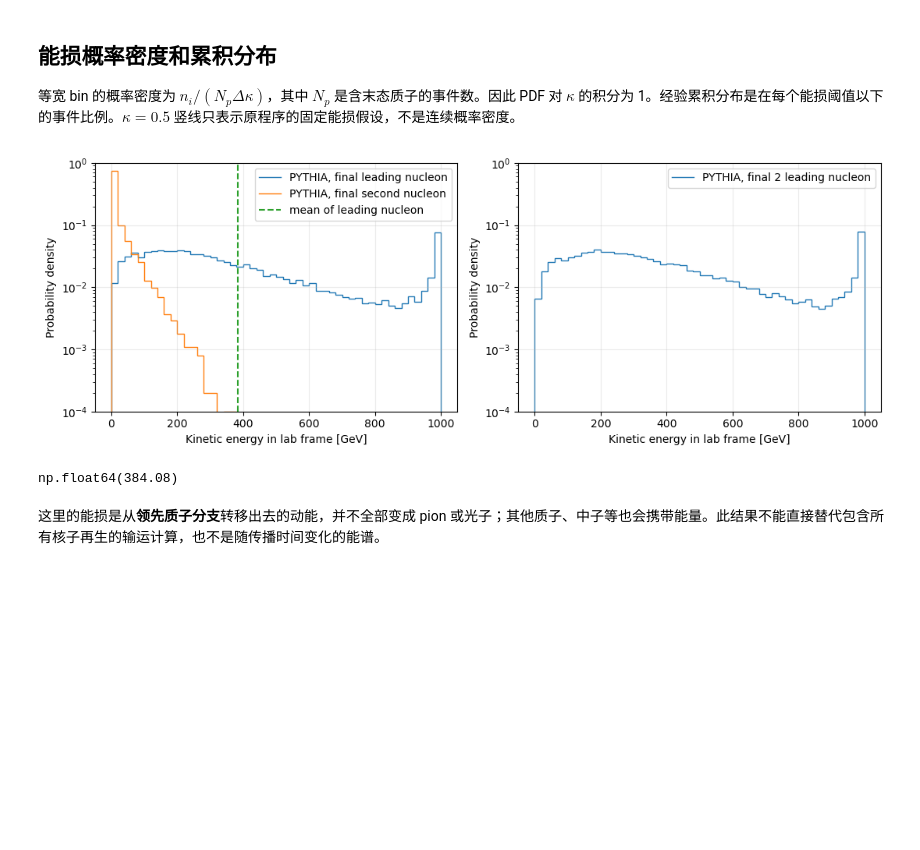
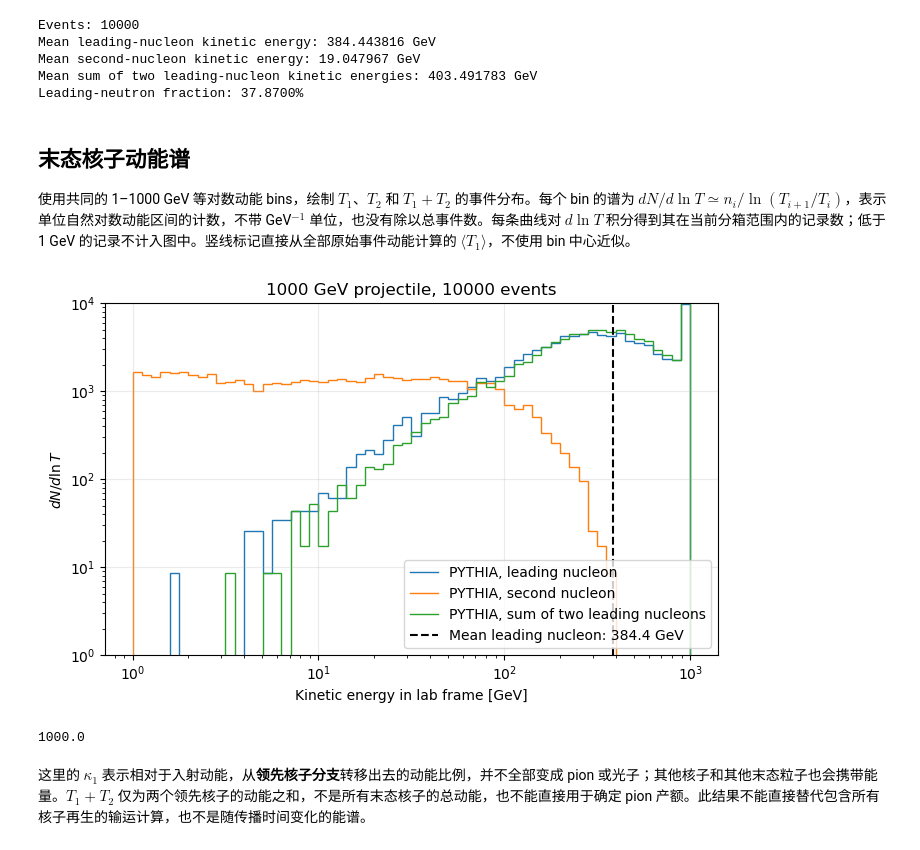
Before and after one commit to Chao-Ming-Li/CR_transport, a Jupyter notebook: Monte_Carlo/external/pp_fixed_target_analysis.ipynb, the cells around one changed output. Cells and saved outputs as stored; diff of their text form; code cells hidden in the pictures; blank space fills up the shorter version.

```diff
--- a/Monte_Carlo/external/pp_fixed_target_analysis.ipynb
+++ b/Monte_Carlo/external/pp_fixed_target_analysis.ipynb
@@ -39,44 +48,54 @@ print(np.max(T_p1), np.min(T_p1))
+# %%
+mean_nucleon1 = np.mean(T_nucleon1)
+mean_nucleon2 = np.mean(T_nucleon2)
+mean_two_nucleons = np.mean(T_two_nucleons)
+kappa_nucleon1 = 1.0 - T_nucleon1 / T_beam
+
+print(f'Events: {N_events}')
+print(f'Mean leading-nucleon kinetic energy: {mean_nucleon1:.6f} GeV')
+print(f'Mean second-nucleon kinetic energy: {mean_nucleon2:.6f} GeV')
+print(f'Mean sum of two leading-nucleon kinetic energies: {mean_two_nucleons:.6f} GeV')
+print(f'Leading-neutron fraction: {np.mean(nucleon1_pdg == 2112):.4%}')
+# %% [output]
+Events: 10000
+Mean leading-nucleon kinetic energy: 384.443816 GeV
+Mean second-nucleon kinetic energy: 19.047967 GeV
+Mean sum of two leading-nucleon kinetic energies: 403.491783 GeV
+Leading-neutron fraction: 37.8700%
 # %% [markdown]
-## 能损概率密度和累积分布
+## 末态核子动能谱
 
-等宽 bin 的概率密度为 $n_i/(N_p\Delta\kappa)$，其中 $N_p$ 是含末态质子的事件数。因此 PDF 对 $\kappa$ 的积分为 1。经验累积分布是在每个能损阈值以下的事件比例。$\kappa=0.5$ 竖线只表示原程序的固定能损假设，不是连续概率密度。
+使用共同的 1–1000 GeV 等对数动能 bins，绘制 $T_1$、$T_2$ 和 $T_1+T_2$ 的事件分布。每个 bin 的谱为 $dN/d\ln T\simeq n_i/\ln(T_{i+1}/T_i)$，表示单位自然对数动能区间的计数，不带 GeV$^{-1}$ 单位，也没有除以总事件数。每条曲线对 $d\ln T$ 积分得到其在当前分箱范围内的记录数；低于 1 GeV 的记录不计入图中。竖线标记直接从全部原始事件动能计算的 $\langle T_1\rangle$，不使用 bin 中心近似。
 # %%
-bins = np.linspace(0.0, 1000.0, 51)
+bins = np.logspace(0.0, 3, 61)
 
-counts_p1, edges_p1 = np.histogram(T_p1, bins=bins)
-counts_p2, edges_p2 = np.histogram(T_p2, bins=bins)
-counts_lead, edges_lead = np.histogram(T_leading, bins=bins)
-
-bin_width = edges[1:] - edges[:-1]
-centers = 0.5 * (edges[1:] + edges[:-1])
-
-mean_p1 = np.sum(counts_p1*centers)/10000
+counts_nucleon1, edges = np.histogram(T_nucleon1, bins=bins)
+counts_nucleon2, edges = np.histogram(T_nucleon2, bins=bins)
+counts_two_nucleons, edges = np.histogram(T_two_nucleons, bins=bins)
+dlnT = np.log(edges[1:] / edges[:-1])
 
 
-fig, axes = plt.subplots(1, 2, figsize=(11, 4))
-axes[0].stairs( counts_p1/1e4, edges_p1, label='PYTHIA, final leading nucleon')
-axes[0].stairs( counts_p2/1e4, edges_p2, label='PYTHIA, final second nucleon')
-axes[0].plot(mean_p1*np.ones(100), np.logspace(-4,0,100), label="mean of leading nucleon", linestyle="--")
-axes[0].set_xlabel(r'Kinetic energy in lab frame [GeV]')
-axes[0].set_ylabel('Probability density')
-
-axes[1].stairs( counts_lead/1e4, edges_lead, label='PYTHIA, final 2 leading nucleon')
-axes[1].set_xlabel(r'Kinetic energy in lab frame [GeV]')
-axes[1].set_ylabel('Probability density')
-for ax in axes:
-    ax.grid(alpha=0.25)
-    ax.legend()
-    ax.set_yscale("log")
-    # ax.set_xscale("log")
-    ax.set_ylim(1e-4,1e0)
+fig, ax = plt.subplots(figsize=(7, 4.5))
+ax.stairs(counts_nucleon1 / dlnT, edges, label='PYTHIA, leading nucleon')
+ax.stairs(counts_nucleon2 / dlnT, edges, label='PYTHIA, second nucleon')
+ax.stairs(counts_two_nucleons / dlnT, edges, label='PYTHIA, sum of two leading nucleons')
+ax.axvline(mean_nucleon1, label=f'Mean leading nucleon: {mean_nucleon1:.1f} GeV',
+           linestyle='--', color='black')
+ax.set_xlabel('Kinetic energy in lab frame [GeV]')
+ax.set_ylabel(r'$dN/d\ln T$')
+ax.set_yscale('log')
+ax.set_xscale("log")
+ax.set_ylim(1e0, 1e4)
+ax.set_title(f'{T_beam:g} GeV projectile, {N_events} events')
+ax.grid(alpha=0.25)
+ax.legend()
 fig.tight_layout()
-fig.savefig(file.parent / 'pp_fixed_target_loss_distribution.png', dpi=180)
 plt.show()
 # %% [output]
-[figure, old version]
+[figure, new version]
 # %%
-np.sum(mean_p1)
+T_beam
 # %% [output]
-np.float64(384.08)
+1000.0
 # %% [markdown]
-这里的能损是从**领先质子分支**转移出去的动能，并不全部变成 pion 或光子；其他质子、中子等也会携带能量。此结果不能直接替代包含所有核子再生的输运计算，也不是随传播时间变化的能谱。
+这里的 $\kappa_1$ 表示相对于入射动能，从**领先核子分支**转移出去的动能比例，并不全部变成 pion 或光子；其他核子和其他末态粒子也会携带能量。$T_1+T_2$ 仅为两个领先核子的动能之和，不是所有末态核子的总动能，也不能直接用于确定 pion 产额。此结果不能直接替代包含所有核子再生的输运计算，也不是随传播时间变化的能谱。
```
Also changed, not shown: parts of 5 cells of this notebook, 36 other files.
